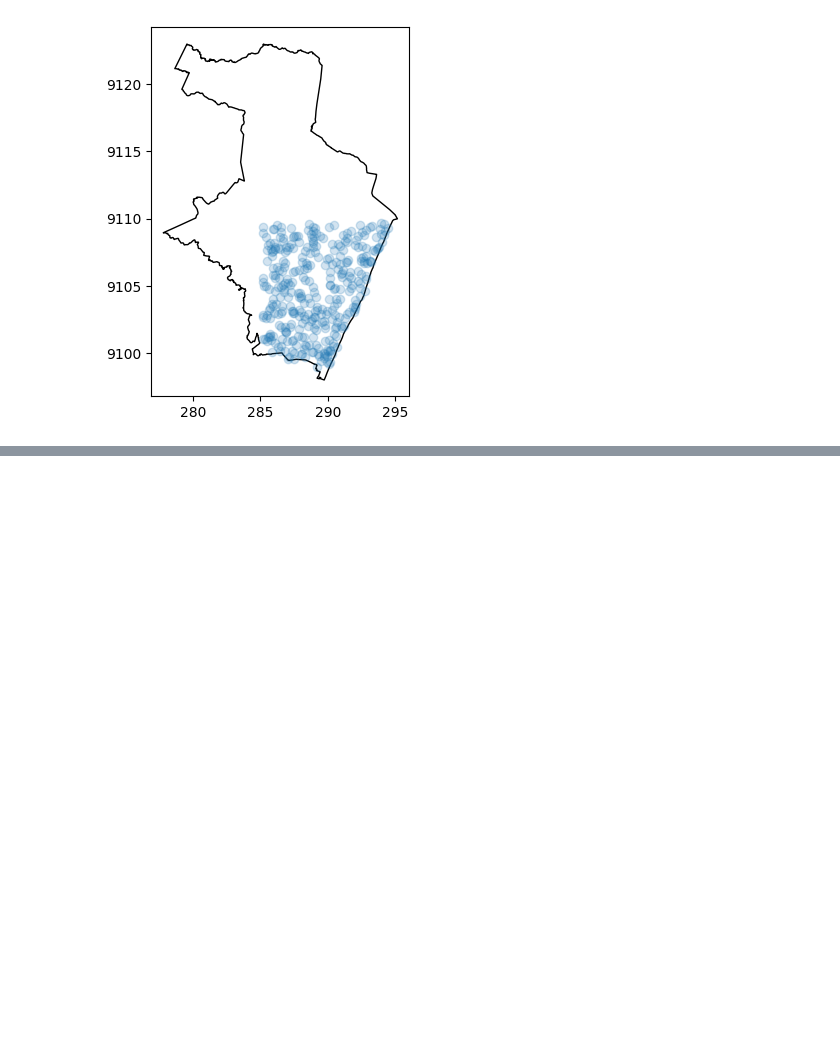
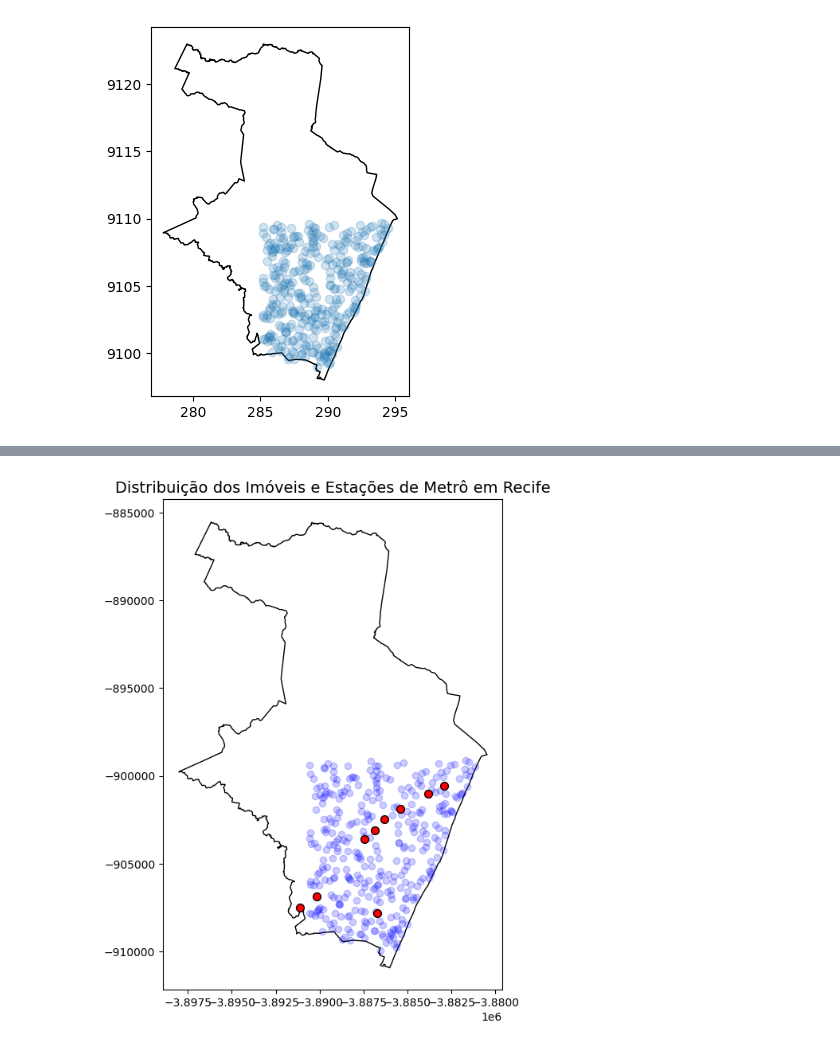
Before and after one commit to Jgabriel1800/an-lise-grafica-Recife, a Jupyter notebook: analise_geografica.ipynb, the cells around one changed output, grey strips where cells are left out. Cells and saved outputs as stored; diff of their text form; code cells hidden in the pictures; blank space fills up the shorter version.

```diff
--- a/analise_geografica.ipynb
+++ b/analise_geografica.ipynb
@@ -207,0 +276,16 @@ geo_dados.plot(ax=base, alpha=0.2)
+# %%
+fig, ax = plt.subplots(figsize=(10, 8))
+pe.plot(ax=ax, color='white', edgecolor='black')
+geo_dados.plot(ax=ax, alpha=0.2, color='blue')
+metro.plot(ax=ax, color='red', edgecolor='black', markersize=50)
+
+
+ax.set_aspect(1)
+
+
+plt.title("Distribuição dos Imóveis e Estações de Metrô em Recife", fontsize=14)
+
+
+plt.show()
+# %% [output]
+[figure, added]
```
Also changed, not shown: parts of 8 cells of this notebook.
